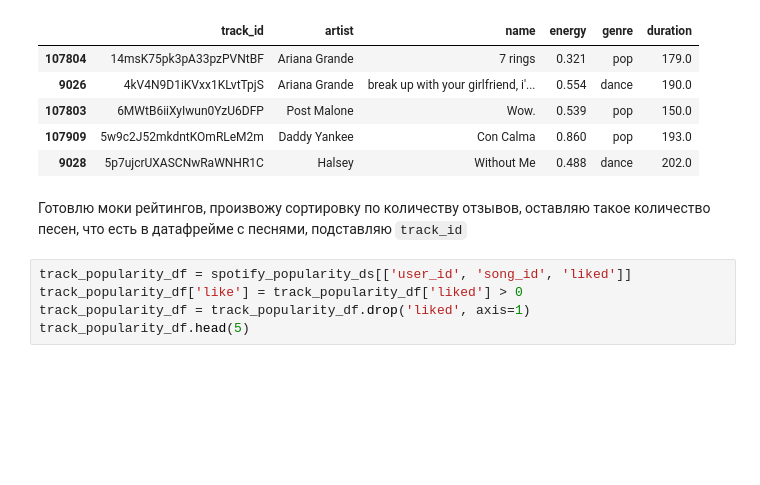
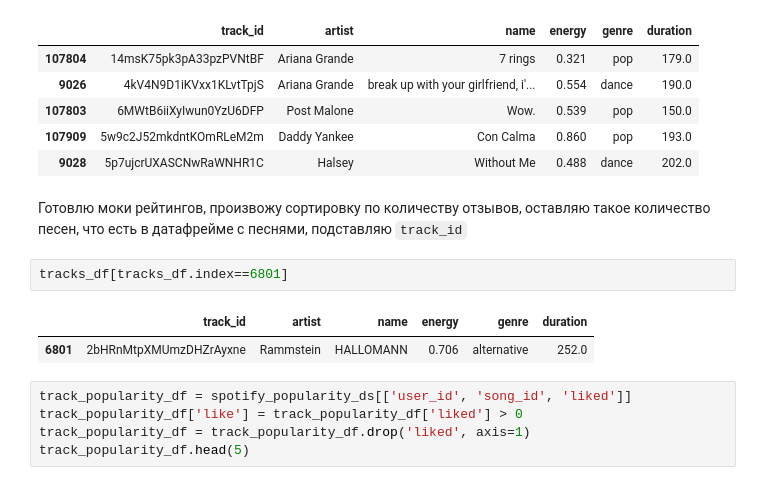
Before and after one commit to inozemtseviv/moodstream-ml, a Jupyter notebook: MoodStream_PREP.ipynb, the cells around one changed output. Cells and saved outputs as stored; diff of their text form; blank space fills up the shorter version.

```diff
--- a/MoodStream_PREP.ipynb
+++ b/MoodStream_PREP.ipynb
@@ -938,6 +943,11 @@ tracks_df.head(5)
 | 9028 | 5p7ujcrUXASCNwRaWNHR1C | Halsey | Without Me | 0.488 | dance | 202.0 |
 # %% [markdown]
 Готовлю моки рейтингов, произвожу сортировку по количеству отзывов, оставляю такое количество песен, что есть в датафрейме с песнями, подставляю `track_id`
+# %%
+tracks_df[tracks_df.index==6801]
+# %% [output]
+|  | track_id | artist | name | energy | genre | duration |
+| 6801 | 2bHRnMtpXMUmzDHZrAyxne | Rammstein | HALLOMANN | 0.706 | alternative | 252.0 |
 # %%
 track_popularity_df = spotify_popularity_ds[['user_id', 'song_id', 'liked']]
 track_popularity_df['like'] = track_popularity_df['liked'] > 0
```
Also changed, not shown: parts of 2 cells of this notebook, 2 other files.
